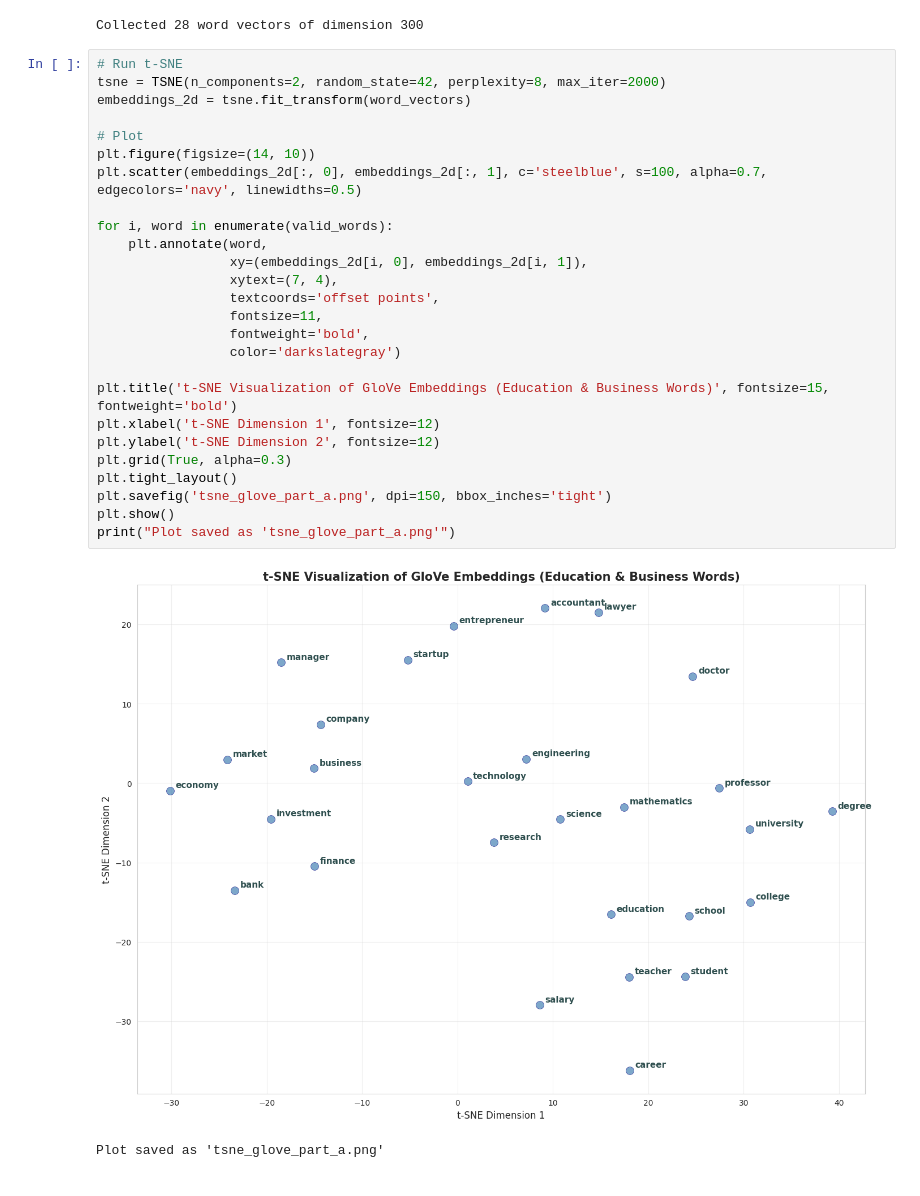
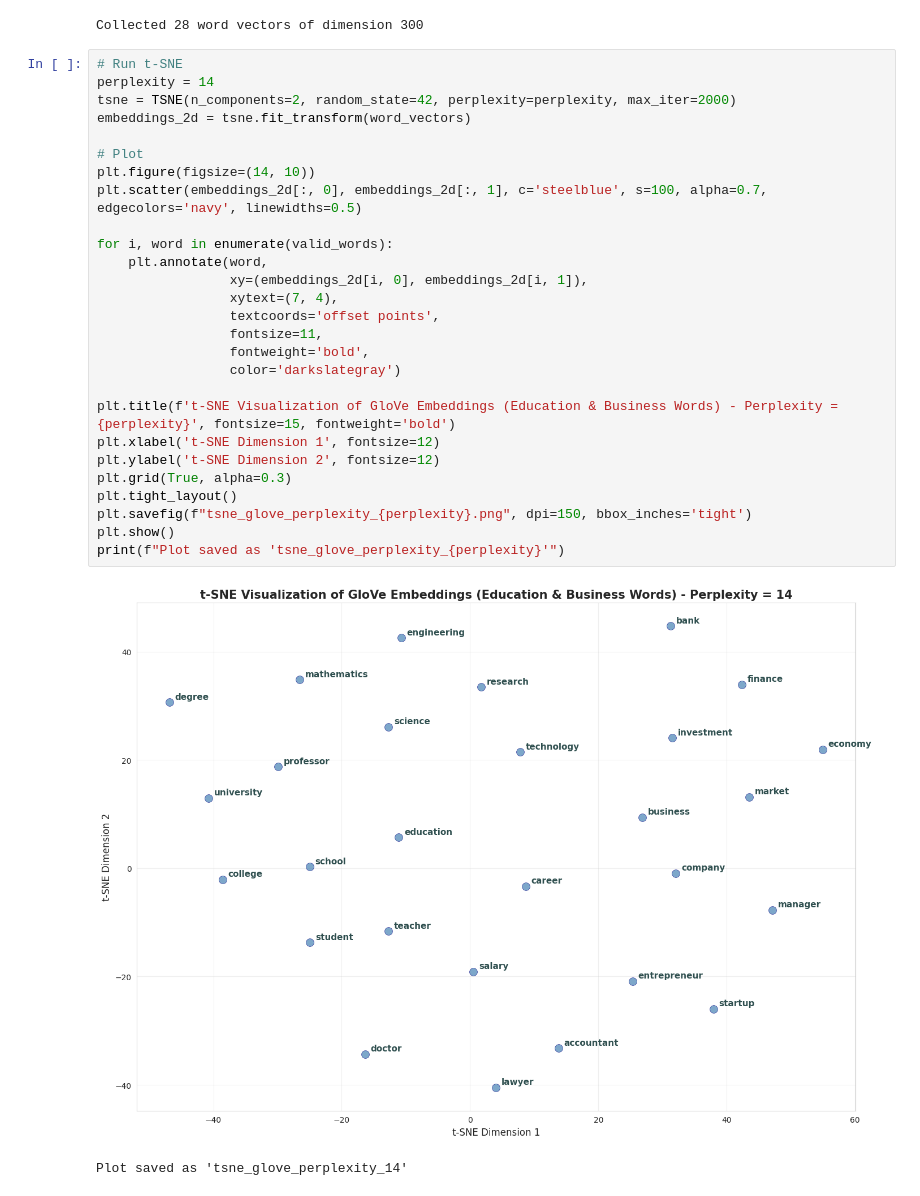
Before and after one commit to gmanthos2/NLP-2, a Jupyter notebook: Part_A_Embeddings.ipynb, the cells around one changed output. Drawn from its saved outputs; the diff is of its cells as text.

Commit message:
Part A complete

```diff
--- a/Part_A_Embeddings.ipynb
+++ b/Part_A_Embeddings.ipynb
@@ -570,30 +573,31 @@ print(f"Collected {len(valid_words)} word vectors of dimension {word_vectors.sha
 Collected 28 word vectors of dimension 300
 # %%
 # Run t-SNE
-tsne = TSNE(n_components=2, random_state=42, perplexity=8, max_iter=2000)
+perplexity = 14
+tsne = TSNE(n_components=2, random_state=42, perplexity=perplexity, max_iter=2000)
 embeddings_2d = tsne.fit_transform(word_vectors)
 
 # Plot
 plt.figure(figsize=(14, 10))
 plt.scatter(embeddings_2d[:, 0], embeddings_2d[:, 1], c='steelblue', s=100, alpha=0.7, edgecolors='navy', linewidths=0.5)
 
 for i, word in enumerate(valid_words):
     plt.annotate(word,
                  xy=(embeddings_2d[i, 0], embeddings_2d[i, 1]),
                  xytext=(7, 4),
                  textcoords='offset points',
                  fontsize=11,
                  fontweight='bold',
                  color='darkslategray')
 
-plt.title('t-SNE Visualization of GloVe Embeddings (Education & Business Words)', fontsize=15, fontweight='bold')
+plt.title(f't-SNE Visualization of GloVe Embeddings (Education & Business Words) - Perplexity = {perplexity}', fontsize=15, fontweight='bold')
 plt.xlabel('t-SNE Dimension 1', fontsize=12)
 plt.ylabel('t-SNE Dimension 2', fontsize=12)
 plt.grid(True, alpha=0.3)
 plt.tight_layout()
-plt.savefig('tsne_glove_part_a.png', dpi=150, bbox_inches='tight')
+plt.savefig(f"tsne_glove_perplexity_{perplexity}.png", dpi=150, bbox_inches='tight')
 plt.show()
-print("Plot saved as 'tsne_glove_part_a.png'")
+print(f"Plot saved as 'tsne_glove_perplexity_{perplexity}'")
 # %% [output]
-[figure, old version]
+[figure, new version]
-Plot saved as 'tsne_glove_part_a.png'
+Plot saved as 'tsne_glove_perplexity_14'
```
Also changed, not shown: parts of 7 cells of this notebook, 3 other files.
